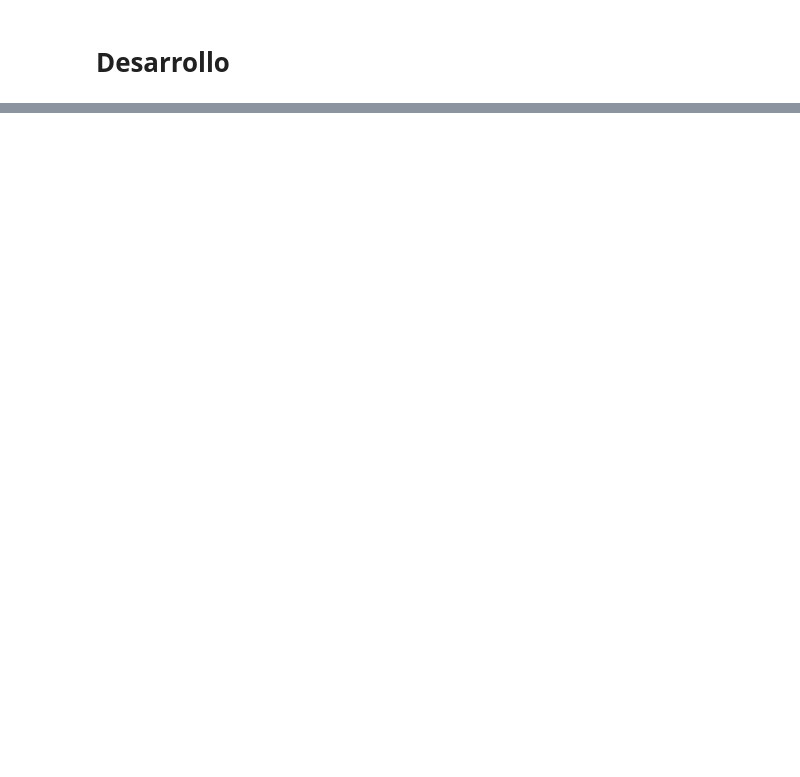
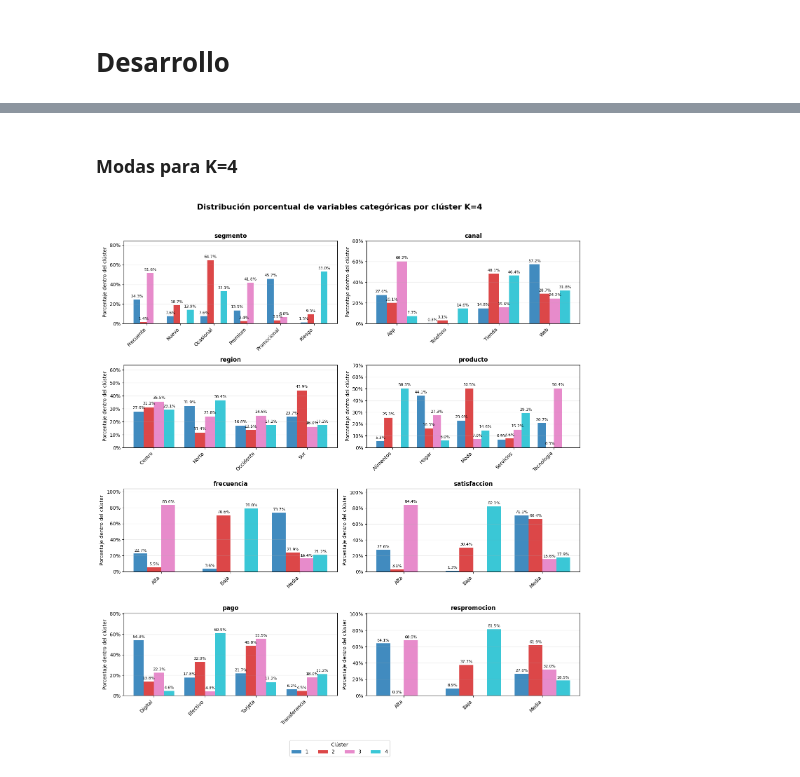
Before and after one commit to rpizarrog/Libro-Aprendizaje-Automatico.-Casos-de-Estudio-con-R-y-Python, a Jupyter notebook: Python NoteBooks/K_Modes_con_datos_de_comportamiento_de_compras_clientes.ipynb, the cells around one changed output, grey strips where cells are left out. Cells and saved outputs as stored; diff of their text form; code cells hidden in the pictures; blank space fills up the shorter version.

```diff
--- a/Python NoteBooks/K_Modes_con_datos_de_comportamiento_de_compras_clientes.ipynb
+++ b/Python NoteBooks/K_Modes_con_datos_de_comportamiento_de_compras_clientes.ipynb
@@ -46,0 +161,19 @@ Los resultados ofrecidos en el modelo *K-Modes* descritos con *Python*, ofrece r
+# %% [markdown]
+### Modas para K=4
+# %%
+datos_visual = datos.copy()
+cluster4 = modelo_KModesK4.labels_ + 1
+datos_visual["cluster_KModesK4"] = cluster4
+
+resultado_visual = f_visualizar_clusters_categoricos(
+    datos=datos_visual,
+    variable_cluster="cluster_KModesK4",
+    variables=variables,
+    ncol=2,
+    titulo="Distribución porcentual de variables categóricas por clúster K=4",
+    posicion="dodge",
+    mostrar_etiquetas=True,
+    rotar_etiquetas=True
+)
+# %% [output]
+[figure, added]
```
Also changed, not shown: parts of 21 cells of this notebook.
